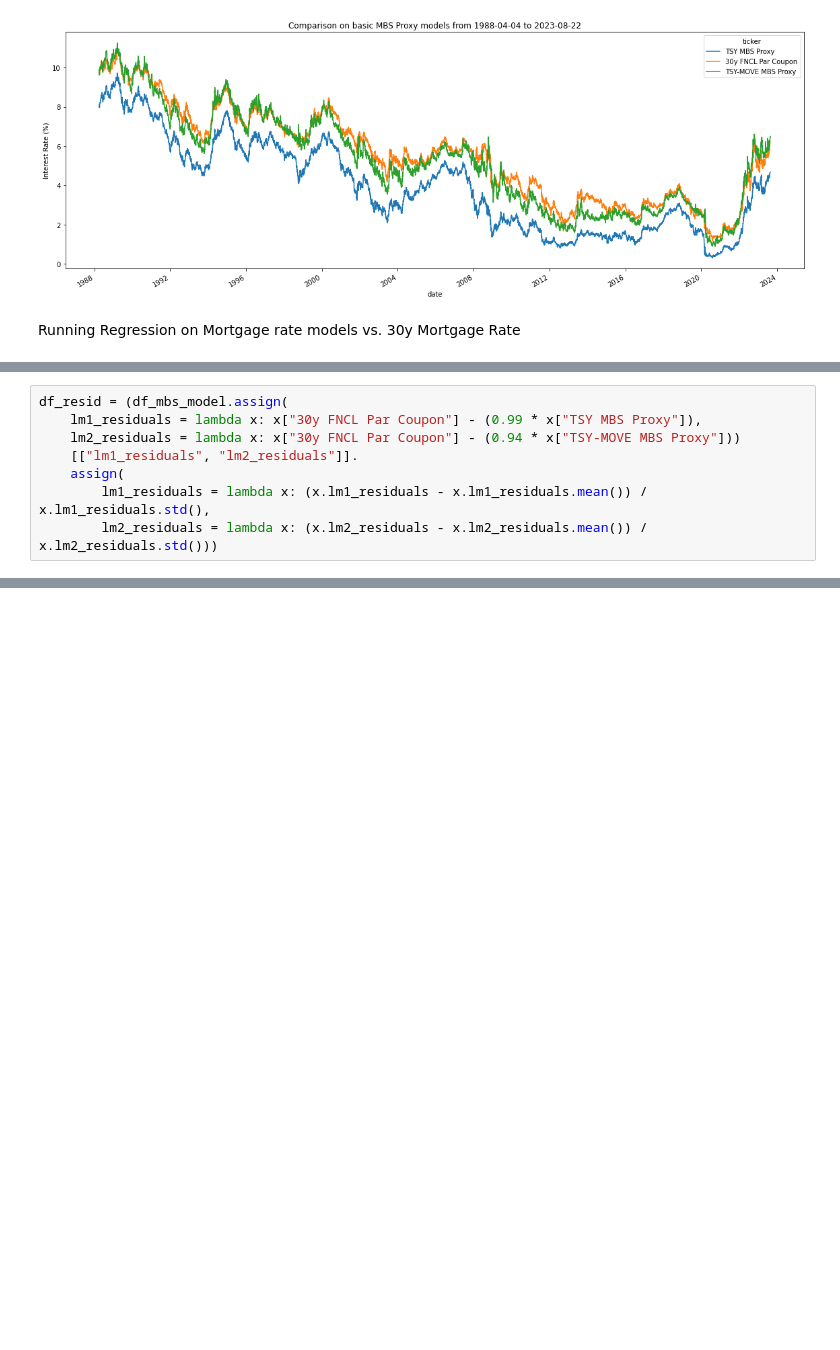
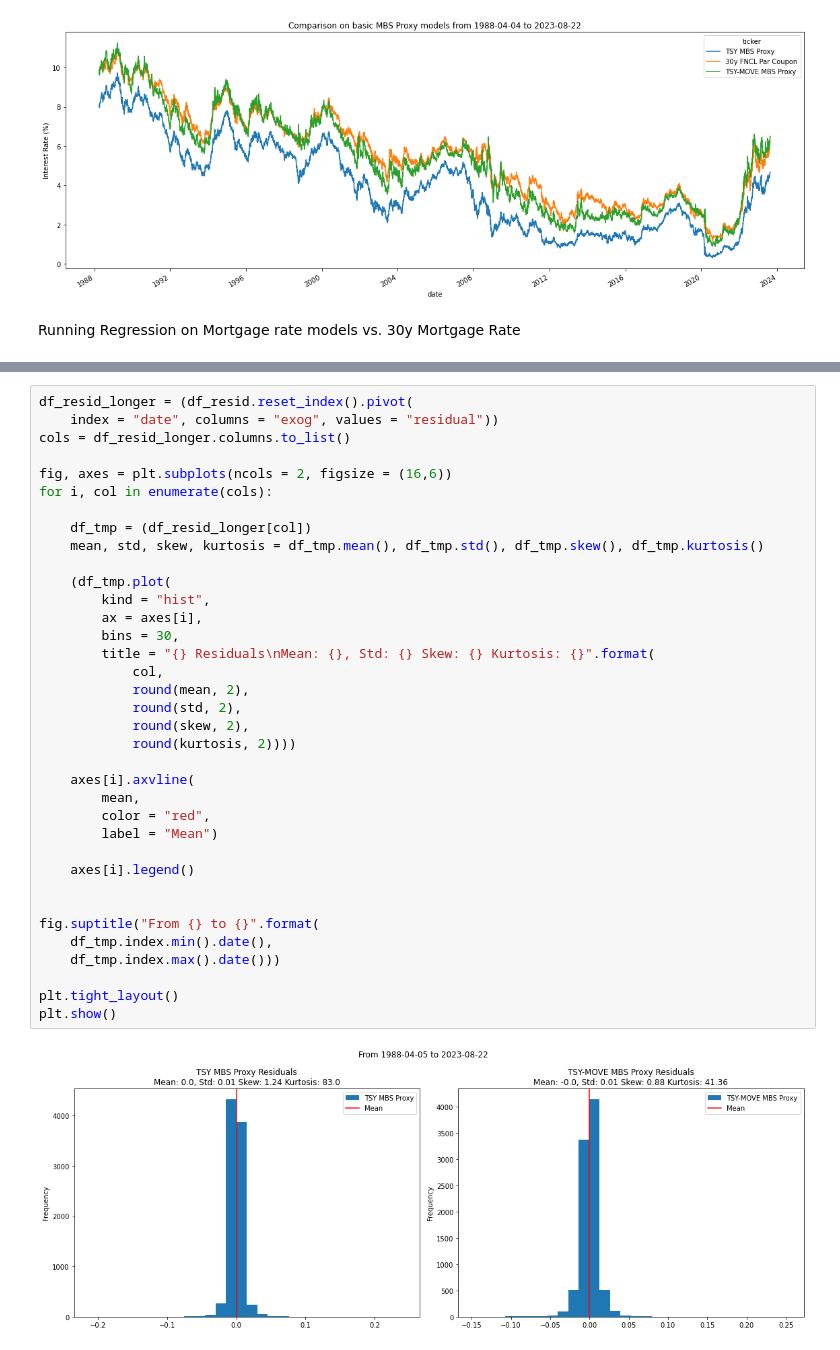
Before and after one commit to diegodalvarez/MBSDuration, a Jupyter notebook: model.ipynb, the cells around one changed output, grey strips where cells are left out. Drawn from its saved outputs; the diff is of its cells as text; blank space fills up the shorter version.

```diff
--- a/model.ipynb
+++ b/model.ipynb
@@ -174,8 +227,0 @@ Now examine the betas, unfortunately hard-code the betas from the model (althoug
-# %%
-df_resid = (df_mbs_model.assign(
-    lm1_residuals = lambda x: x["30y FNCL Par Coupon"] - (0.99 * x["TSY MBS Proxy"]),
-    lm2_residuals = lambda x: x["30y FNCL Par Coupon"] - (0.94 * x["TSY-MOVE MBS Proxy"]))
-    [["lm1_residuals", "lm2_residuals"]].
-    assign(
-        lm1_residuals = lambda x: (x.lm1_residuals - x.lm1_residuals.mean()) / x.lm1_residuals.std(),
-        lm2_residuals = lambda x: (x.lm2_residuals - x.lm2_residuals.mean()) / x.lm2_residuals.std()))
@@ -220,3 +228,41 @@ plt.show()
+# %%
+df_resid_longer = (df_resid.reset_index().pivot(
+    index = "date", columns = "exog", values = "residual"))
+cols = df_resid_longer.columns.to_list()
+
+fig, axes = plt.subplots(ncols = 2, figsize = (16,6))
+for i, col in enumerate(cols):
+
+    df_tmp = (df_resid_longer[col])
+    mean, std, skew, kurtosis = df_tmp.mean(), df_tmp.std(), df_tmp.skew(), df_tmp.kurtosis()
+
+    (df_tmp.plot(
+        kind = "hist",
+        ax = axes[i],
+        bins = 30,
+        title = "{} Residuals\nMean: {}, Std: {} Skew: {} Kurtosis: {}".format(
+            col,
+            round(mean, 2),
+            round(std, 2),
+            round(skew, 2),
+            round(kurtosis, 2))))
+
+    axes[i].axvline(
+        mean,
+        color = "red",
+        label = "Mean")
+
+    axes[i].legend()
+
+
+fig.suptitle("From {} to {}".format(
+    df_tmp.index.min().date(),
+    df_tmp.index.max().date()))
+
+plt.tight_layout()
+plt.show()
+# %% [output]
+[figure, added]
 # %%
 def _moments(df: pd.DataFrame) -> pd.DataFrame:
     return(pd.DataFrame({
```
Also changed, not shown: parts of 16 cells of this notebook.
